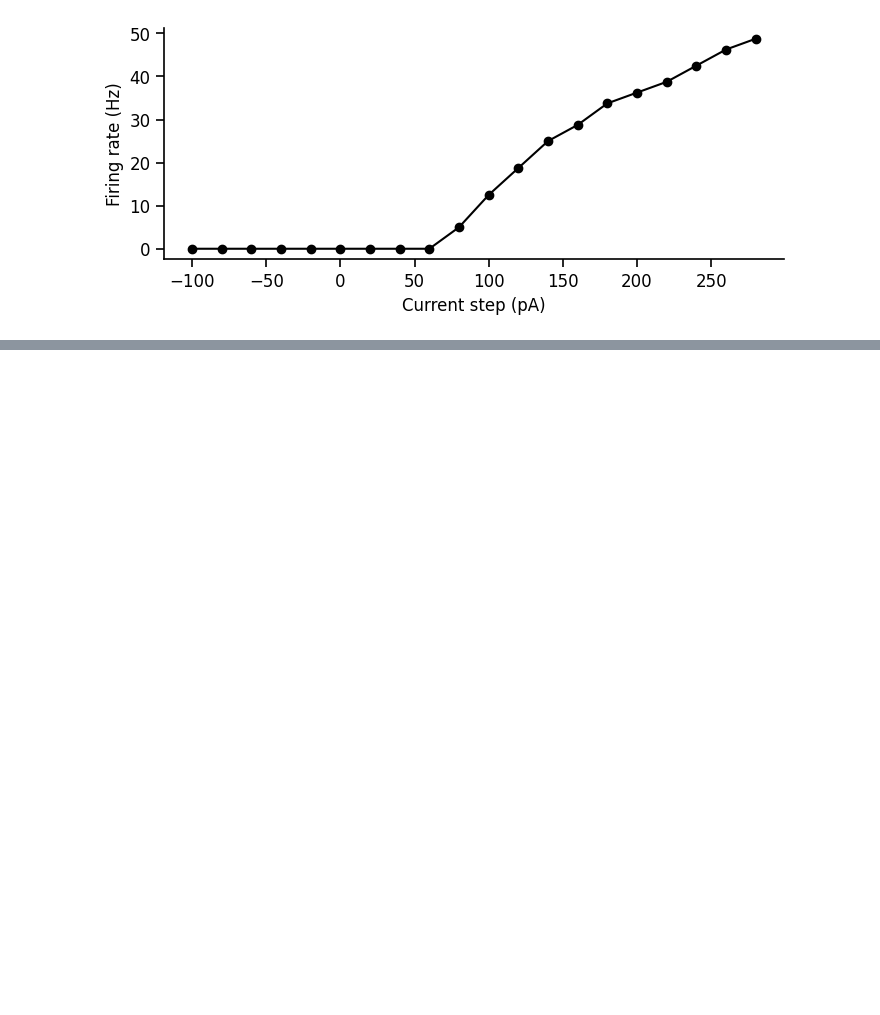
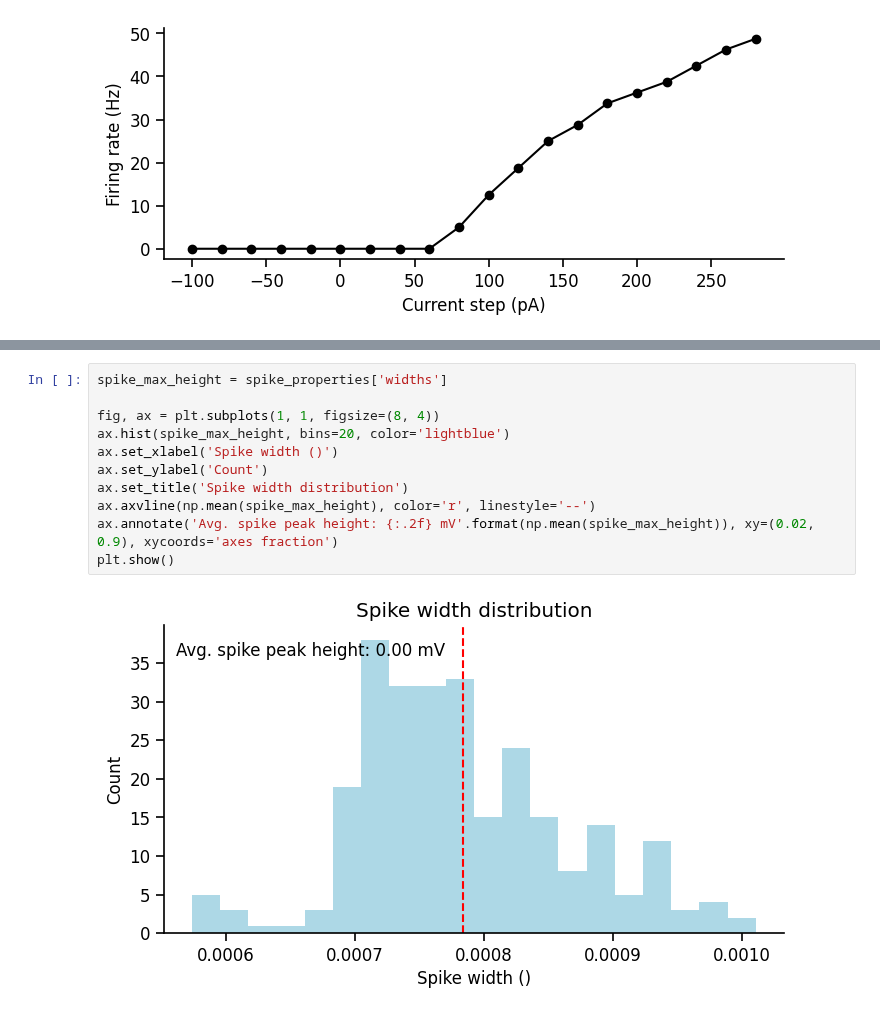
Before and after one commit to argalloni/CSHL_IonChannels2025, a Jupyter notebook: Analysis 19 - Dendrites.ipynb, the cells around one changed output, grey strips where cells are left out. Cells and saved outputs as stored; diff of their text form; blank space fills up the shorter version.

```diff
--- a/Analysis 19 - Dendrites.ipynb
+++ b/Analysis 19 - Dendrites.ipynb
@@ -256,0 +256,13 @@ plt.show()
+# %%
+spike_max_height = spike_properties['widths']
+
+fig, ax = plt.subplots(1, 1, figsize=(8, 4))
+ax.hist(spike_max_height, bins=20, color='lightblue')
+ax.set_xlabel('Spike width ()')
+ax.set_ylabel('Count')
+ax.set_title('Spike width distribution')
+ax.axvline(np.mean(spike_max_height), color='r', linestyle='--')
+ax.annotate('Avg. spike peak height: {:.2f} mV'.format(np.mean(spike_max_height)), xy=(0.02, 0.9), xycoords='axes fraction')
+plt.show()
+# %% [output]
+[figure, added]
```
Also changed, not shown: parts of 3 cells of this notebook, 6 other files.
